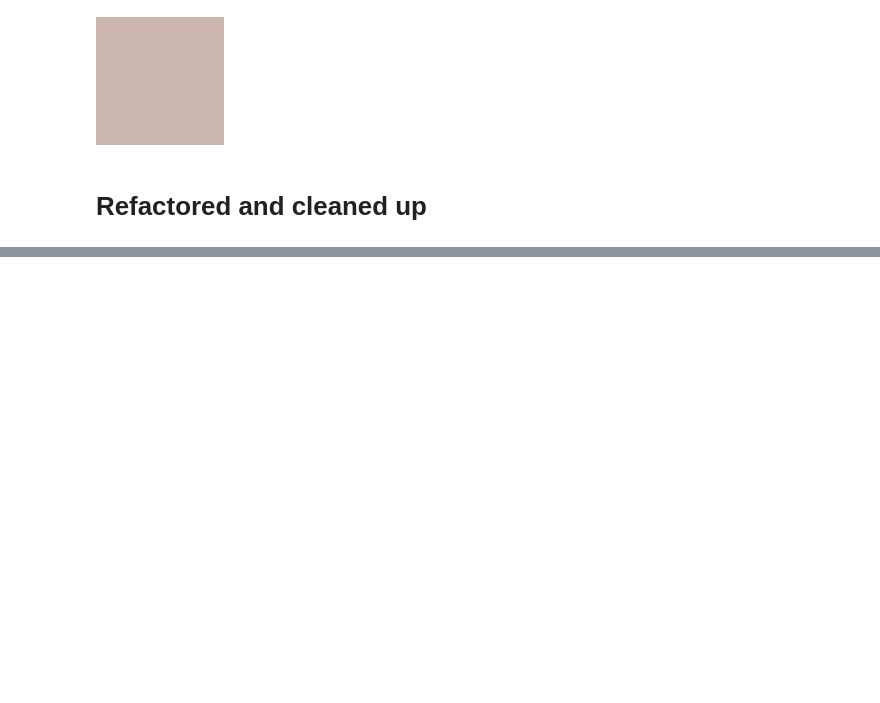
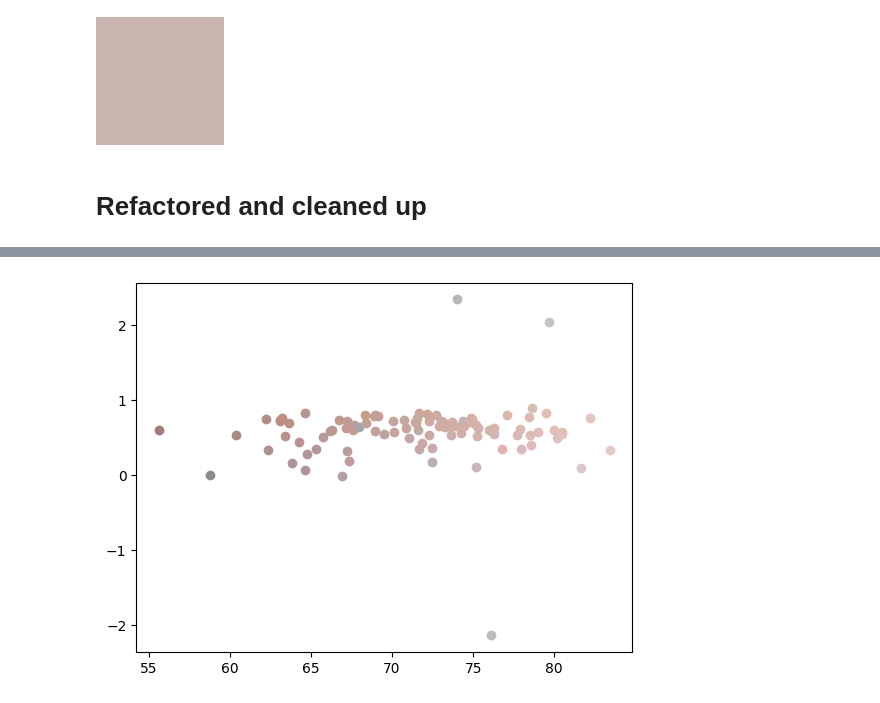
Before and after one commit to dmarx/whats-in-a-name, a Jupyter notebook: programmatic.ipynb, the cells around one changed output, grey strips where cells are left out. Saved outputs shown, nothing was run; the diff lists cells and outputs as text; code cells hidden in the pictures; blank space fills up the shorter version.

```diff
--- a/programmatic.ipynb
+++ b/programmatic.ipynb
@@ -684,0 +809,32 @@ def masks_from_image(image: torch.tensor):
+# %%
+rows = []
+for rec in records:
+    fpath, masks, colors = rec
+    prompt = fpath.parent.name
+    skin_L, skin_a, skin_b = colors['skin']['mu_cielab']
+    skin_R, skin_G, skin_B = colors['skin']['mu_rgb']
+    if np.isnan(skin_L):
+        continue
+    rows.append((
+        prompt,
+        skin_L, skin_a, skin_b,
+        skin_R, skin_G, skin_B
+        ))
+df = pd.DataFrame(rows)
+df.columns = ['prompt', 'skin_L', 'skin_a', 'skin_b', 'skin_R', 'skin_G', 'skin_B']
+df = df.dropna()
+# %%
+a, b = df['skin_a'].values, df['skin_b'].values
+df['skin_h'] = np.arctan2(b,a)
+# %%
+fig = plt.figure()
+ax = fig.add_subplot(111)
+
+for _, rec in df.iterrows():
+    #break
+    x,y = rec['skin_L'], rec['skin_h']
+    rgb = (rec['skin_R']/255., rec['skin_G']/255., rec['skin_B']/255.)
+    ax.scatter(x, y, c=rgb)
+plt.show()
+# %% [output]
+[figure, added]
```
Also changed, not shown: parts of 12 cells of this notebook.
